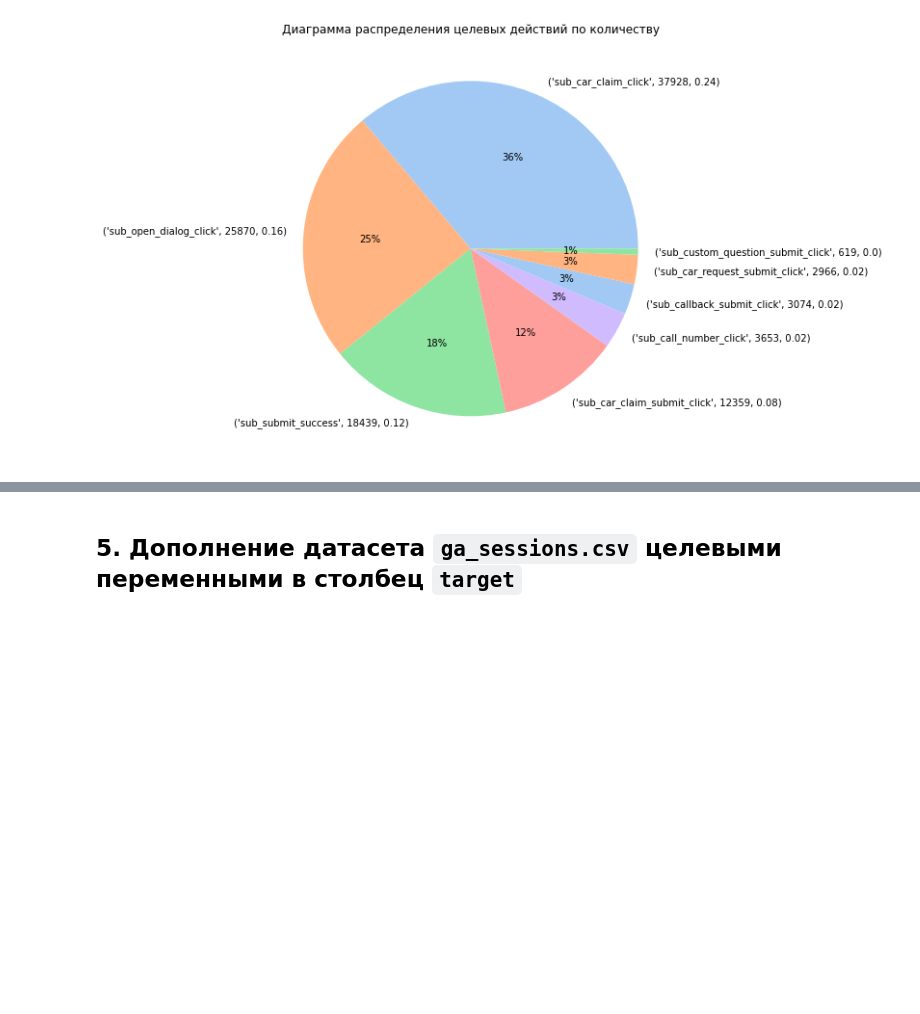
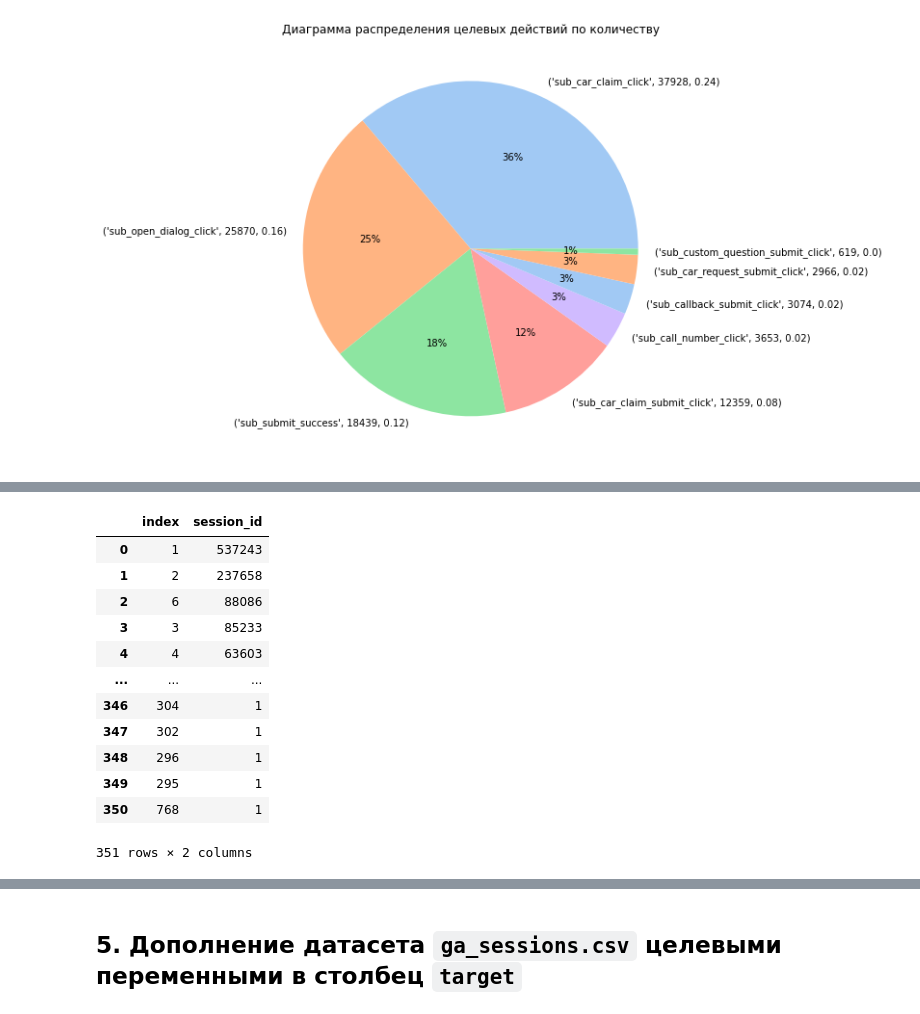
Before and after one commit to UzunDemir/Final-project-ML-engeneer-Skillbox, a Jupyter notebook: step_1_data_analises.ipynb, the cells around one changed output, grey strips where cells are left out. Cells and saved outputs as stored; diff of their text form; code cells hidden in the pictures; blank space fills up the shorter version.

```diff
--- a/step_1_data_analises.ipynb
+++ b/step_1_data_analises.ipynb
@@ -281,0 +364,16 @@ Name: session_id, dtype: int64
+# %%
+d
+# %% [output]
+|  | index | session_id |
+| 0 | 1 | 537243 |
+| 1 | 2 | 237658 |
+| 2 | 6 | 88086 |
+| 3 | 3 | 85233 |
+| 4 | 4 | 63603 |
+| ... | ... | ... |
+| 346 | 304 | 1 |
+| 347 | 302 | 1 |
+| 348 | 296 | 1 |
+| 349 | 295 | 1 |
+| 350 | 768 | 1 |
+351 rows × 2 columns
```
Also changed, not shown: parts of 29 cells of this notebook.
